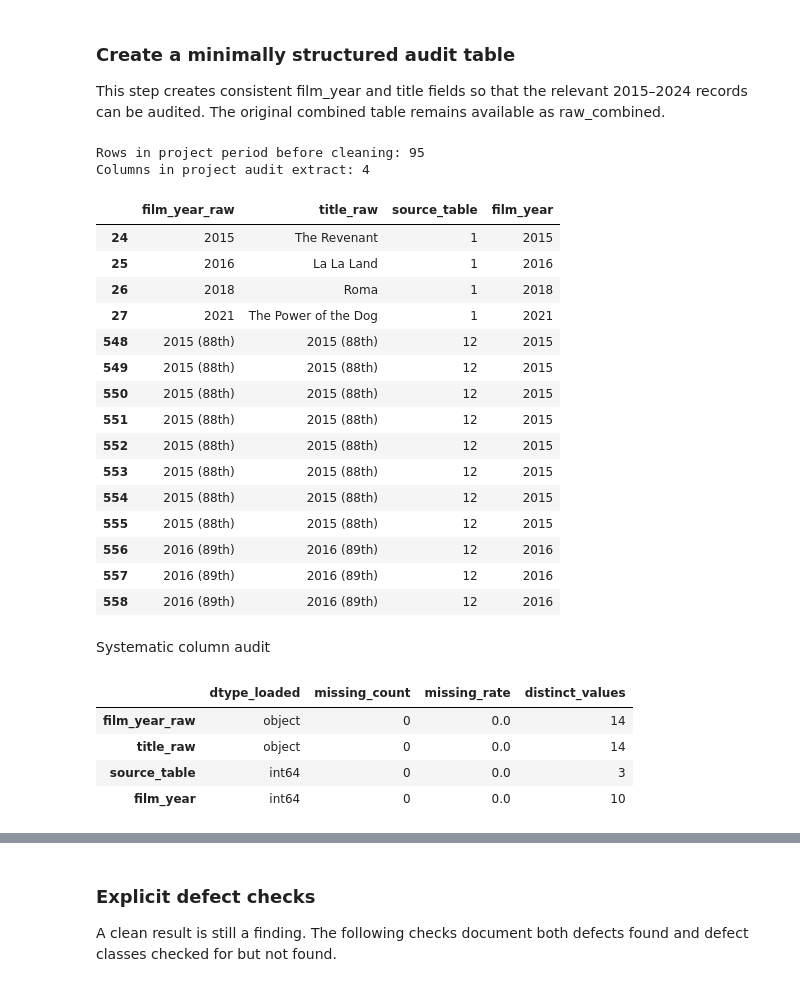
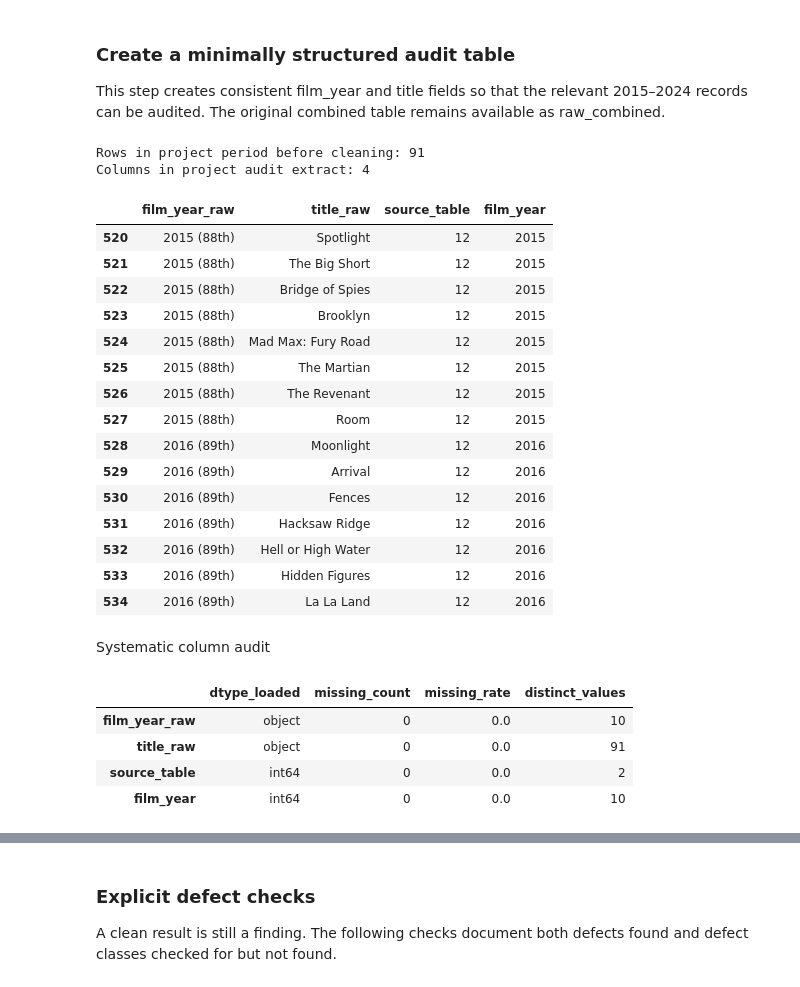
Before and after one commit to manika-17/dsa405-project, a Jupyter notebook: DSA405_P2_AuditCleaningLog_FA26_mjain23.ipynb, the cells around one changed output, grey strips where cells are left out. Cells and saved outputs as stored; diff of their text form; code cells hidden in the pictures.

```diff
--- a/DSA405_P2_AuditCleaningLog_FA26_mjain23.ipynb
+++ b/DSA405_P2_AuditCleaningLog_FA26_mjain23.ipynb
@@ -103,28 +103,35 @@ def flatten_columns(df):
     ]
     return out
 
+def find_exact_column(df, target):
+    """Return the first column whose flattened label exactly matches target."""
+    target_lower = target.strip().lower()
+    for c in df.columns:
+        if str(c).strip().lower() == target_lower:
+            return c
+    return None
+
 award_tables = []
 
 for i, table, _ in candidate_tables:
     t = flatten_columns(table)
 
-    film_cols = [c for c in t.columns if re.search(r"\bFilm\b", c, flags=re.I)]
-    year_cols = [c for c in t.columns if re.search(r"Year", c, flags=re.I)]
+    # Best Picture nominee tables use the schema "Year of film release" + "Film".
+    # Requiring these exact fields prevents unrelated tables (for example, the
+    # Best Picture/Best Director comparison table) from entering the extract.
+    film_col = find_exact_column(t, "Film")
+    year_col = find_exact_column(t, "Year of film release")
 
-    if film_cols and year_cols:
-        award_tables.append((i, t))
+    if film_col is not None and year_col is not None:
+        award_tables.append((i, t, film_col, year_col))
 
-print("Award tables retained:", [i for i, _ in award_tables])
+print("Award tables retained:", [i for i, _, _, _ in award_tables])
 
 if not award_tables:
-    raise ValueError("No award tables with both Film and Year columns were detected.")
+    raise ValueError("No valid Best Picture award tables were detected.")
 
 raw_parts = []
-
-for table_number, t in award_tables:
-    film_col = next(c for c in t.columns if re.search(r"\bFilm\b", c, flags=re.I))
-    year_col = next(c for c in t.columns if re.search(r"Year", c, flags=re.I))
-
+for table_number, t, film_col, year_col in award_tables:
     part = t.copy()
     part["_source_table"] = table_number
     part["_film_source_col"] = film_col
@@ -152,54 +159,51 @@ This step creates consistent film_year and title fields so that the relevant 201
 # %%
 audit_parts = []
 
-for table_number, t in award_tables:
-    film_col = next(c for c in t.columns if re.search(r"\bFilm\b", c, flags=re.I))
-    year_col = next(c for c in t.columns if re.search(r"Year", c, flags=re.I))
-
+for table_number, t, film_col, year_col in award_tables:
     x = pd.DataFrame({
         "film_year_raw": t[year_col],
         "title_raw": t[film_col],
         "source_table": table_number
     })
 
     # Wikipedia often displays a year once and leaves subsequent nominee rows blank.
     x["film_year_raw"] = x["film_year_raw"].ffill()
     audit_parts.append(x)
 
 audit_raw = pd.concat(audit_parts, ignore_index=True)
 
 # Extract the first four-digit year from the displayed year field.
 audit_raw["film_year"] = pd.to_numeric(
     audit_raw["film_year_raw"].astype(str).str.extract(r"(\d{4})")[0],
     errors="coerce"
 )
 
 project_raw = audit_raw.loc[
     audit_raw["film_year"].between(2015, 2024, inclusive="both")
 ].copy()
 
 print("Rows in project period before cleaning:", len(project_raw))
 print("Columns in project audit extract:", len(project_raw.columns))
 display(project_raw.head(15))
 # %% [output]
-Rows in project period before cleaning: 95
+Rows in project period before cleaning: 91
 Columns in project audit extract: 4
 |  | film_year_raw | title_raw | source_table | film_year |
-| 24 | 2015 | The Revenant | 1 | 2015 |
-| 25 | 2016 | La La Land | 1 | 2016 |
-| 26 | 2018 | Roma | 1 | 2018 |
-| 27 | 2021 | The Power of the Dog | 1 | 2021 |
-| 548 | 2015 (88th) | 2015 (88th) | 12 | 2015 |
-| 549 | 2015 (88th) | 2015 (88th) | 12 | 2015 |
-| 550 | 2015 (88th) | 2015 (88th) | 12 | 2015 |
-| 551 | 2015 (88th) | 2015 (88th) | 12 | 2015 |
-| 552 | 2015 (88th) | 2015 (88th) | 12 | 2015 |
-| 553 | 2015 (88th) | 2015 (88th) | 12 | 2015 |
-| 554 | 2015 (88th) | 2015 (88th) | 12 | 2015 |
-| 555 | 2015 (88th) | 2015 (88th) | 12 | 2015 |
-| 556 | 2016 (89th) | 2016 (89th) | 12 | 2016 |
-| 557 | 2016 (89th) | 2016 (89th) | 12 | 2016 |
-| 558 | 2016 (89th) | 2016 (89th) | 12 | 2016 |
+| 520 | 2015 (88th) | Spotlight | 12 | 2015 |
+| 521 | 2015 (88th) | The Big Short | 12 | 2015 |
+| 522 | 2015 (88th) | Bridge of Spies | 12 | 2015 |
+| 523 | 2015 (88th) | Brooklyn | 12 | 2015 |
+| 524 | 2015 (88th) | Mad Max: Fury Road | 12 | 2015 |
+| 525 | 2015 (88th) | The Martian | 12 | 2015 |
+| 526 | 2015 (88th) | The Revenant | 12 | 2015 |
+| 527 | 2015 (88th) | Room | 12 | 2015 |
+| 528 | 2016 (89th) | Moonlight | 12 | 2016 |
+| 529 | 2016 (89th) | Arrival | 12 | 2016 |
+| 530 | 2016 (89th) | Fences | 12 | 2016 |
+| 531 | 2016 (89th) | Hacksaw Ridge | 12 | 2016 |
+| 532 | 2016 (89th) | Hell or High Water | 12 | 2016 |
+| 533 | 2016 (89th) | Hidden Figures | 12 | 2016 |
+| 534 | 2016 (89th) | La La Land | 12 | 2016 |
 # %% [markdown]
 Systematic column audit
 # %%
@@ -213,9 +217,9 @@ audit_summary = pd.DataFrame({
 audit_summary
 # %% [output]
 |  | dtype_loaded | missing_count | missing_rate | distinct_values |
-| film_year_raw | object | 0 | 0.0 | 14 |
-| title_raw | object | 0 | 0.0 | 14 |
-| source_table | int64 | 0 | 0.0 | 3 |
+| film_year_raw | object | 0 | 0.0 | 10 |
+| title_raw | object | 0 | 0.0 | 91 |
+| source_table | int64 | 0 | 0.0 | 2 |
 | film_year | int64 | 0 | 0.0 | 10 |
 # %%
 print("film_year minimum:", project_raw["film_year"].min())
```
Also changed, not shown: parts of 12 cells of this notebook.
